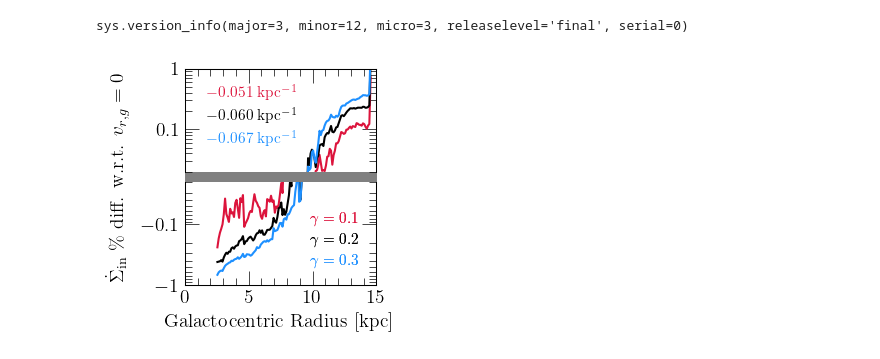
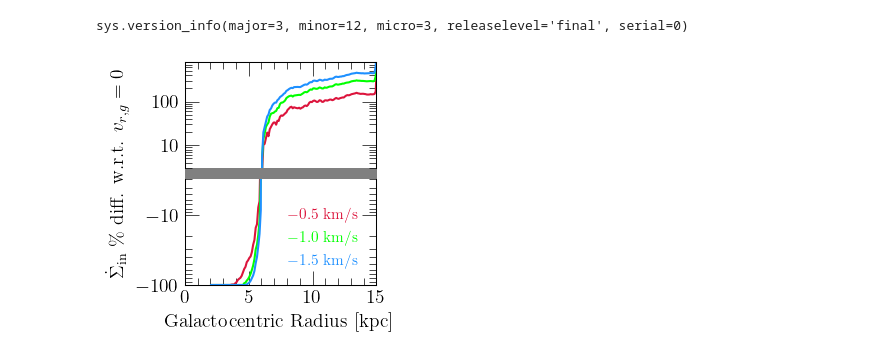
Before and after one commit to giganano/radial-flows, a Jupyter notebook: notebooks/sfr-ifr.ipynb, the cells around one changed output. Saved outputs shown, nothing was run; the diff lists cells and outputs as text; code cells hidden in the pictures.

```diff
--- a/notebooks/sfr-ifr.ipynb
+++ b/notebooks/sfr-ifr.ipynb
@@ -18,12 +18,12 @@ sys.version_info(major=3, minor=12, micro=3, releaselevel='final', serial=0)
 reference = vice.output("../outputs/constant/vgas-0")
 # %%
 outputs = [
-    # "../outputs/constant/vgas-0p5",
-    # "../outputs/constant/vgas-1",
-    # "../outputs/constant/vgas-1p5"
-    "../outputs/potential-well-deepening/gamma0p1",
-    "../outputs/potential-well-deepening/gamma0p2",
-    "../outputs/potential-well-deepening/gamma0p3"
+    "../outputs/constant/vgas-0p5",
+    "../outputs/constant/vgas-1",
+    "../outputs/constant/vgas-1p5"
+    # "../outputs/potential-well-deepening/gamma0p1",
+    # "../outputs/potential-well-deepening/gamma0p2",
+    # "../outputs/potential-well-deepening/gamma0p3"
     # "../outputs/angular-momentum-dilution/betaphiin0p8",
     # "../outputs/angular-momentum-dilution/betaphiin0p7",
     # "../outputs/angular-momentum-dilution/betaphiin0p6"
@@ -31,11 +31,11 @@ outputs = [
 outputs = [vice.output(name) for name in outputs]
 # %%
 # LOGFACTOR = 3
-COLORS = ["crimson", "black", "dodgerblue"]
-# LABELS = [r"$v_{r,g} = %.1f$ km/s" % (v) for v in [-0.5, -1, -1.5]]
+COLORS = ["crimson", "lime", "dodgerblue"]
+LABELS = [r"$%.1f$ km/s" % (v) for v in [-0.5, -1, -1.5]]
 # GRAD = [-0.052, -0.063, -0.069]
-LABELS = [r"$\gamma = 0.1$", r"$\gamma = 0.2$", r"$\gamma = 0.3$"]
-GRAD = [-0.051, -0.060, -0.067]
+# LABELS = [r"$\gamma = 0.1$", r"$\gamma = 0.2$", r"$\gamma = 0.3$"]
+# GRAD = [-0.051, -0.060, -0.067]
 # LABELS = [r"$\beta_{\phi,\text{in}} = %g$" % (b) for b in [0.8, 0.7, 0.6]]
 # GRAD = [-0.061, -0.072, -0.081]
 
@@ -61,10 +61,10 @@ dummy.spines["right"].set_visible(False)
 # dummy.set_ylabel(r"$\dot \Sigma_\text{in} / \dot \Sigma_\text{in}(v_{r,g} = 0)$", labelpad = 40)
 dummy.set_ylabel(r"$\dot \Sigma_\text{in}$ \% diff. w.r.t. $v_{r,g} = 0$", labelpad = 40)
 ax1.set_xlim([0, 15])
-# ax1.set_ylim([3.e-5, 3.e-2]) # Constant
-# ax2.set_ylim([3.e-4, 3.e-1])
-ax1.set_ylim([0.02, 1.e0]) # PWD
-ax2.set_ylim([0.02, 1.e0])
+ax1.set_ylim([3, 800]) # Constant
+ax2.set_ylim([3, 100])
+# ax1.set_ylim([0.02, 1.e0]) # PWD
+# ax2.set_ylim([0.02, 1.e0])
 dummy.set_xlim([0, 15])
 dummy.set_ylim([0, 1])
 kwargs = {
@@ -93,74 +93,74 @@ def plot_diff(ax_pos, ax_neg, output, reference, lookback, zone_width = 0.1, **k
     # print('b')
     _, ref_ifr = ifr_snapshot(reference, lookback, zone_width = zone_width)
     # print('c')
-    yvals = [a / b - 1 if b else float("nan") for a, b in zip(ifr, ref_ifr)]
-    yvals = boxcarsmoothtrend(radii, yvals, window = 10)
+    yvals = [100 * (a / b - 1) if b else float("nan") for a, b in zip(ifr, ref_ifr)]
+    yvals = boxcarsmoothtrend(radii, yvals, window = 5)
     ax_pos.plot(radii, yvals, **kwargs)
-    if kwargs["label"] is not None: kwargs["label"] = None
+    # if kwargs["label"] is not None: kwargs["label"] = None
     ax_neg.plot(radii, [-y for y in yvals], **kwargs)
 
-lines = []
+# lines = []
+# for i in range(len(outputs)):
+#     kwargs = {
+#         "c": named_colors()[COLORS[i]],
+#         "label": LABELS[i]
+#         # "label": r"$\nabla = %.3f$ kpc$^{-1}$" % (GRAD[i])
+#     }
+#     lines.append(
+#         ax2.plot([1, 2], [1, 2], **kwargs)[0]
+#     )
+# kwargs = {
+#     "loc": mpl_loc("lower right"),
+#     "bbox_to_anchor": (0.98, 0.02),
+#     "handlelength": 0,
+#     "fontsize": 11
+# }
+# leg = ax2.legend(**kwargs)
+# fancy_legend(leg, COLORS)
+# ax2.add_artist(leg)
+# for line in lines: line.remove()
+
 for i in range(len(outputs)):
     kwargs = {
         "c": named_colors()[COLORS[i]],
         "label": LABELS[i]
-        # "label": r"$\nabla = %.3f$ kpc$^{-1}$" % (GRAD[i])
+        # "label": r"$%.3f$ kpc$^{-1}$" % (GRAD[i])
+        # "label": r"%s; $\nabla = %.3f$ kpc$^{-1}$" % (LABELS[i], GRAD[i])
     }
-    lines.append(
-        ax2.plot([1, 2], [1, 2], **kwargs)[0]
-    )
+    plot_diff(ax1, ax2, outputs[i], reference, 0, **kwargs)
+
+# ax.axhline(0, c = named_colors()["black"], linestyle = ":")
+
 kwargs = {
     "loc": mpl_loc("lower right"),
     "bbox_to_anchor": (0.98, 0.02),
     "handlelength": 0,
     "fontsize": 11
 }
 leg = ax2.legend(**kwargs)
-fancy_legend(leg, COLORS)
-ax2.add_artist(leg)
-for line in lines: line.remove()
-
-for i in range(len(outputs)):
-    kwargs = {
-        "c": named_colors()[COLORS[i]],
-        # "label": LABELS[i]
-        "label": r"$%.3f$ kpc$^{-1}$" % (GRAD[i])
-        # "label": r"%s; $\nabla = %.3f$ kpc$^{-1}$" % (LABELS[i], GRAD[i])
-    }
-    plot_diff(ax1, ax2, outputs[i], reference, 0, **kwargs)
-
-# ax.axhline(0, c = named_colors()["black"], linestyle = ":")
-
-kwargs = {
-    "loc": mpl_loc("upper left"),
-    "bbox_to_anchor": (0.02, 0.98),
-    "handlelength": 0,
-    "fontsize": 11
-}
-leg = ax1.legend(**kwargs)
 fancy_legend(leg, COLORS)
 
 h = 0.1
 plt.tight_layout()
 negative_log(ax2)
 plt.subplots_adjust(left = 0.28, hspace = h)
 dummy.fill_between(dummy.get_xlim(), 2 * [0.5 - h / 2], 2 * [0.5 + h / 2],
     color = named_colors()["grey"])
 dummy.set_position([
     ax1.get_position().x0,
     ax2.get_position().y0,
     ax1.get_position().x1 - ax1.get_position().x0,
     ax1.get_position().y1 - ax2.get_position().y0
 ])
 for ext in ["pdf", "jpeg"]:
     kwargs = {}
     if ext == "jpeg": kwargs["dpi"] = 200
-    # plt.savefig("./sfr-ifr/ifrshift-constant.%s" % (ext), **kwargs)
-    plt.savefig("./sfr-ifr/ifrshift-pwd.%s" % (ext), **kwargs)
+    plt.savefig("./sfr-ifr/ifrshift-constant.%s" % (ext), **kwargs)
+    # plt.savefig("./sfr-ifr/ifrshift-pwd.%s" % (ext), **kwargs)
     # plt.savefig("./sfr-ifr/ifrshift-amd.%s" % (ext), **kwargs)
 plt.show()
 # %% [output]
-[figure, old version]
+[figure, new version]
 # %%
 outputs = [
     "../outputs/potential-well-deepening/gamma0p1",
```
Also changed, not shown: parts of 1 cell of this notebook, 13 other files.
